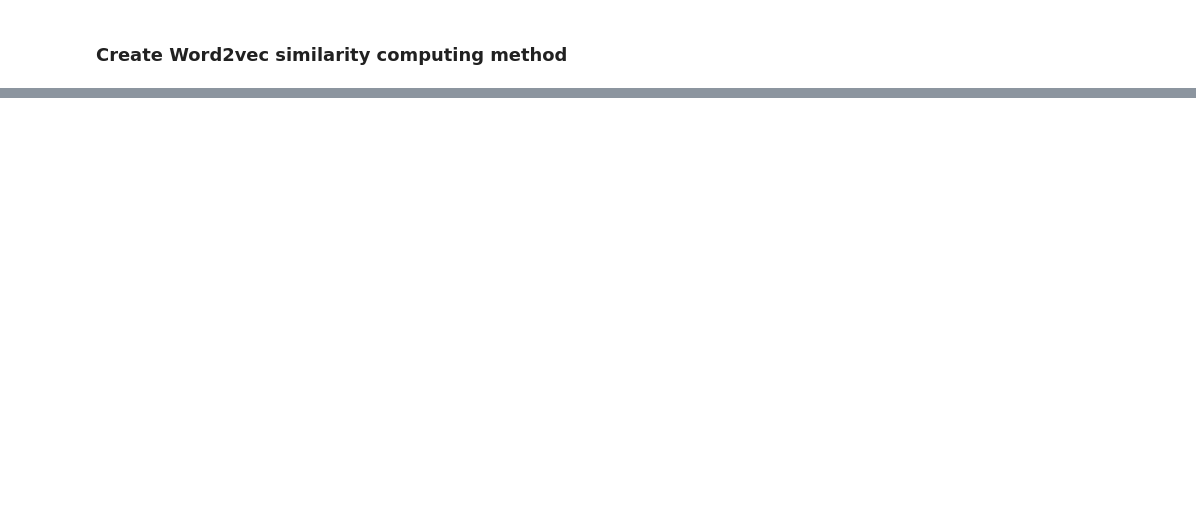
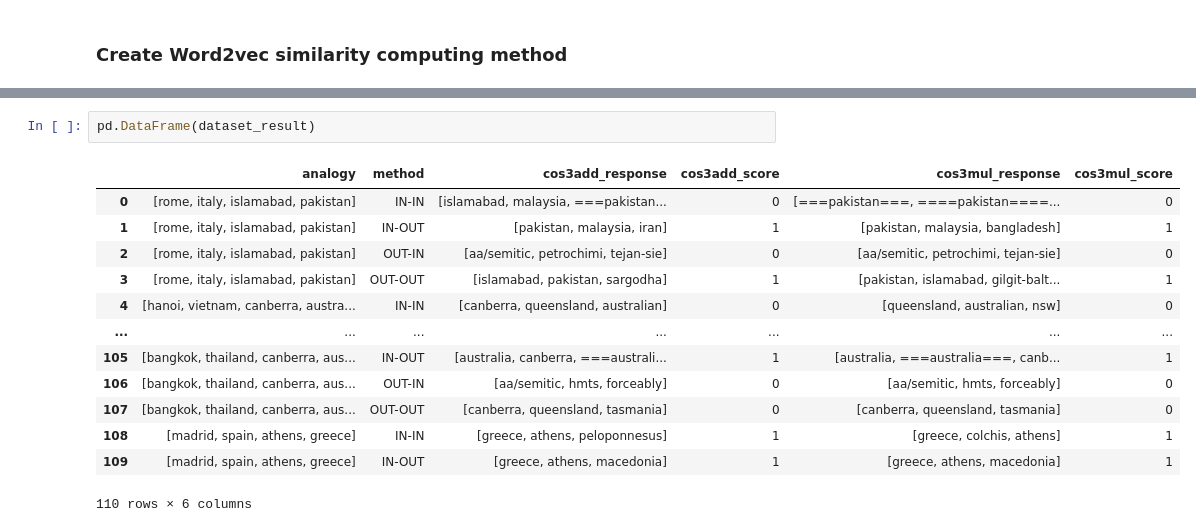
Before and after one commit to imohitmayank/word-embedding-models-eval, a Jupyter notebook: notebooks/word2vec_compare.ipynb, the cells around one changed output, grey strips where cells are left out. Cells and saved outputs as stored; diff of their text form; blank space fills up the shorter version.

Commit message:
word2vec compute score code added

```diff
--- a/notebooks/word2vec_compare.ipynb
+++ b/notebooks/word2vec_compare.ipynb
@@ -234,0 +545,16 @@ glob.glob("../../../embeddings_lemma/word2vec_mc=10_iter=5_size=200_window=50_sg
+# %%
+pd.DataFrame(dataset_result)
+# %% [output]
+|  | analogy | method | cos3add_response | cos3add_score | cos3mul_response | cos3mul_score |
+| 0 | [rome, italy, islamabad, pakistan] | IN-IN | [islamabad, malaysia, ===pakistan... | 0 | [===pakistan===, ====pakistan====... | 0 |
+| 1 | [rome, italy, islamabad, pakistan] | IN-OUT | [pakistan, malaysia, iran] | 1 | [pakistan, malaysia, bangladesh] | 1 |
+| 2 | [rome, italy, islamabad, pakistan] | OUT-IN | [aa/semitic, petrochimi, tejan-sie] | 0 | [aa/semitic, petrochimi, tejan-sie] | 0 |
+| 3 | [rome, italy, islamabad, pakistan] | OUT-OUT | [islamabad, pakistan, sargodha] | 1 | [pakistan, islamabad, gilgit-balt... | 1 |
+| 4 | [hanoi, vietnam, canberra, austra... | IN-IN | [canberra, queensland, australian] | 0 | [queensland, australian, nsw] | 0 |
+| ... | ... | ... | ... | ... | ... | ... |
+| 105 | [bangkok, thailand, canberra, aus... | IN-OUT | [australia, canberra, ===australi... | 1 | [australia, ===australia===, canb... | 1 |
+| 106 | [bangkok, thailand, canberra, aus... | OUT-IN | [aa/semitic, hmts, forceably] | 0 | [aa/semitic, hmts, forceably] | 0 |
+| 107 | [bangkok, thailand, canberra, aus... | OUT-OUT | [canberra, queensland, tasmania] | 0 | [canberra, queensland, tasmania] | 0 |
+| 108 | [madrid, spain, athens, greece] | IN-IN | [greece, athens, peloponnesus] | 1 | [greece, colchis, athens] | 1 |
+| 109 | [madrid, spain, athens, greece] | IN-OUT | [greece, athens, macedonia] | 1 | [greece, athens, macedonia] | 1 |
+110 rows × 6 columns
```
Also changed, not shown: parts of 52 cells of this notebook, 2 other files.
